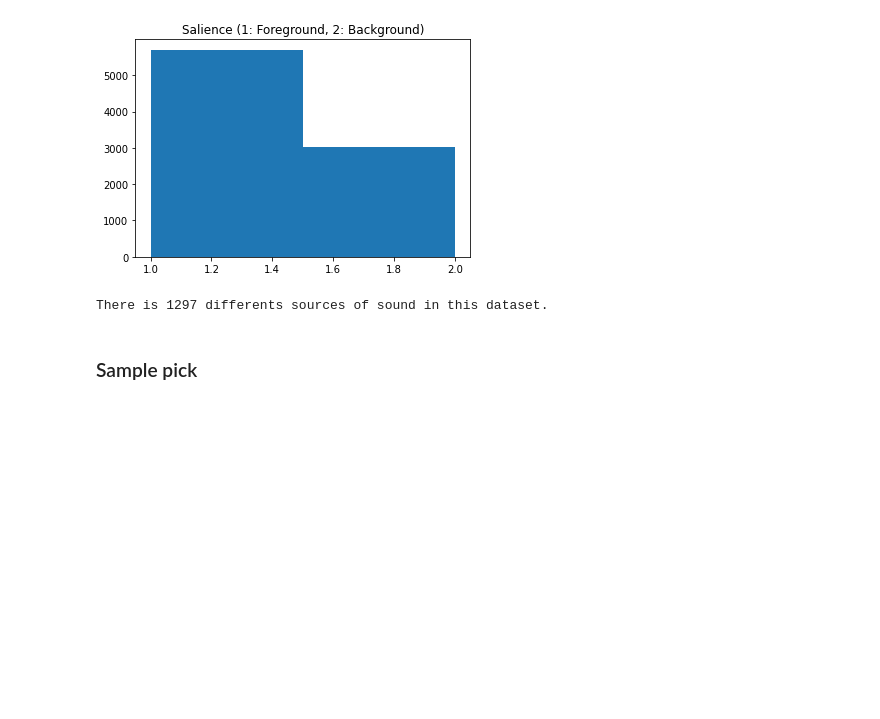
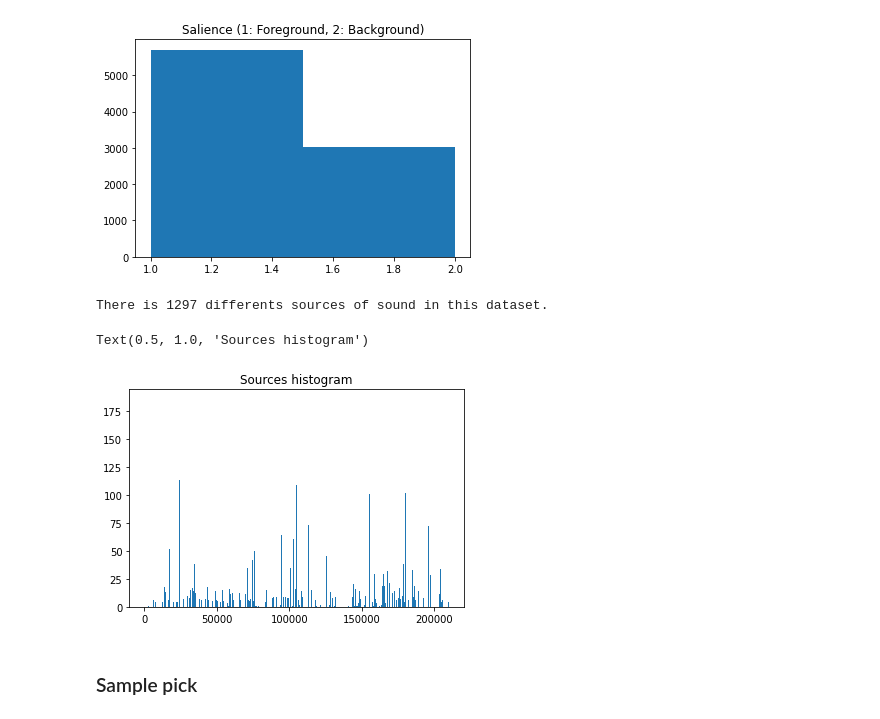
Before and after one commit to jordandroid/UrbanSoundClassif, a Jupyter notebook: PROJECT_AML.ipynb, the cells around one changed output. Saved outputs shown, nothing was run; the diff lists cells and outputs as text; code cells hidden in the pictures; blank space fills up the shorter version.

```diff
--- a/PROJECT_AML.ipynb
+++ b/PROJECT_AML.ipynb
@@ -132,6 +142,12 @@ Text(0.5, 1.0, 'Salience (1: Foreground, 2: Background)')
 print(f"There is {len(np.unique(df[FID].values))} differents sources of sound in this dataset.")
 # %% [output]
 There is 1297 differents sources of sound in this dataset.
+# %%
+plt.hist(df[FID].values, bins=len(np.unique(df[FID].values)))
+plt.title('Sources histogram')
+# %% [output]
+Text(0.5, 1.0, 'Sources histogram')
+[figure, added]
 # %% [markdown]
 ### Sample pick
 # %%
```
Also changed, not shown: parts of 10 cells of this notebook, 3 other files.
